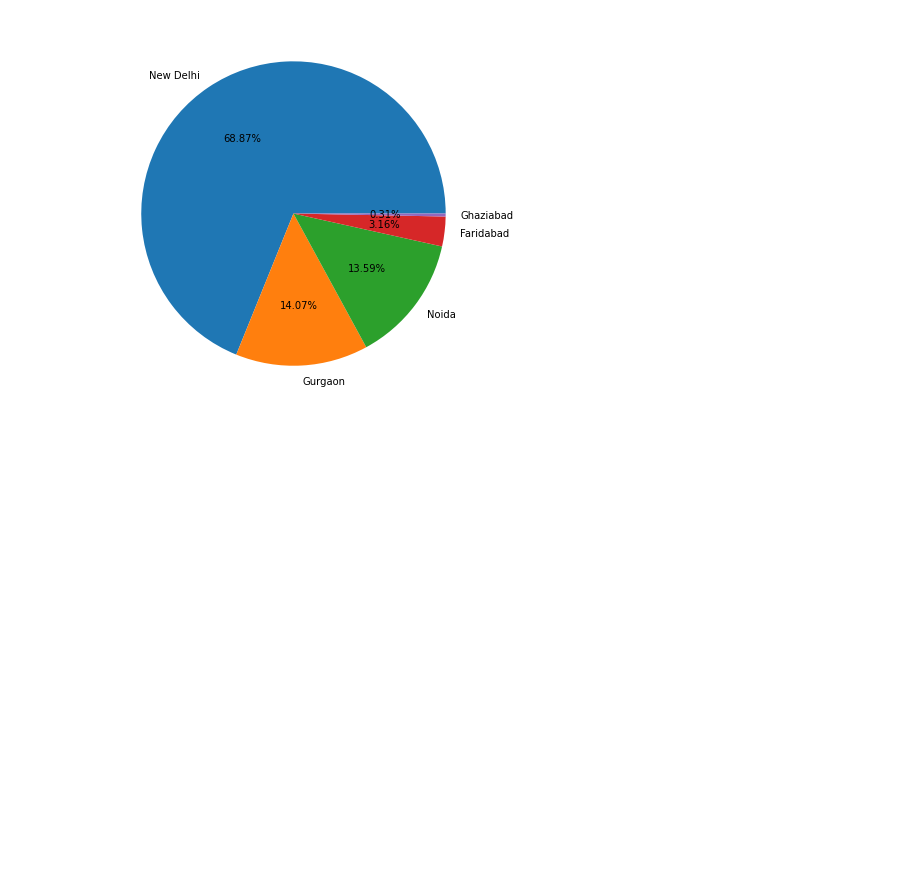
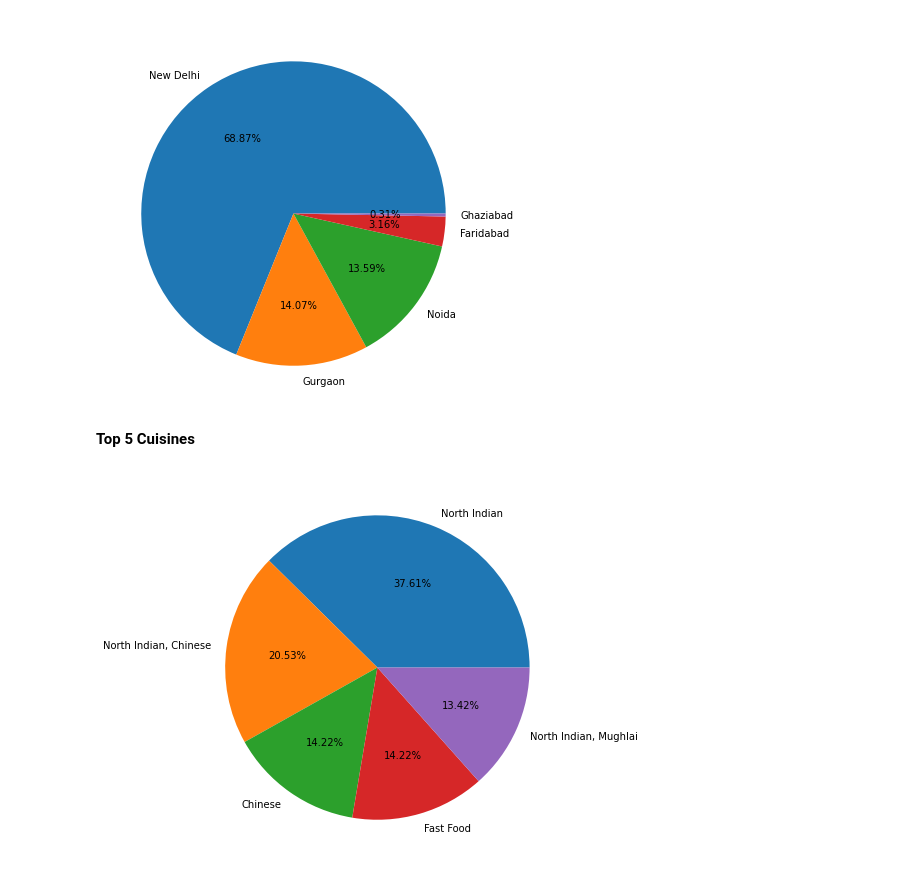
Before and after one commit to sanu4satyam/EDAs-using-Python, a Jupyter notebook: Zomato_EDA.ipynb, the cells around one changed output. Drawn from its saved outputs; the diff is of its cells as text; code cells hidden in the pictures; blank space fills up the shorter version.

```diff
--- a/Zomato_EDA.ipynb
+++ b/Zomato_EDA.ipynb
@@ -328,0 +359,8 @@ plt.pie(city_values[:5], labels=city_labels[:5], autopct='%1.2f%%');
+# %% [markdown]
+**Top 5 Cuisines**
+# %%
+cuisine_labels =final_df.Cuisines.value_counts().index
+cuisine_values =final_df.Cuisines.value_counts().values
+plt.pie(cuisine_values[:5], labels=cuisine_labels[:5], autopct='%1.2f%%');
+# %% [output]
+[figure, added]
```
Also changed, not shown: parts of 24 cells of this notebook.
